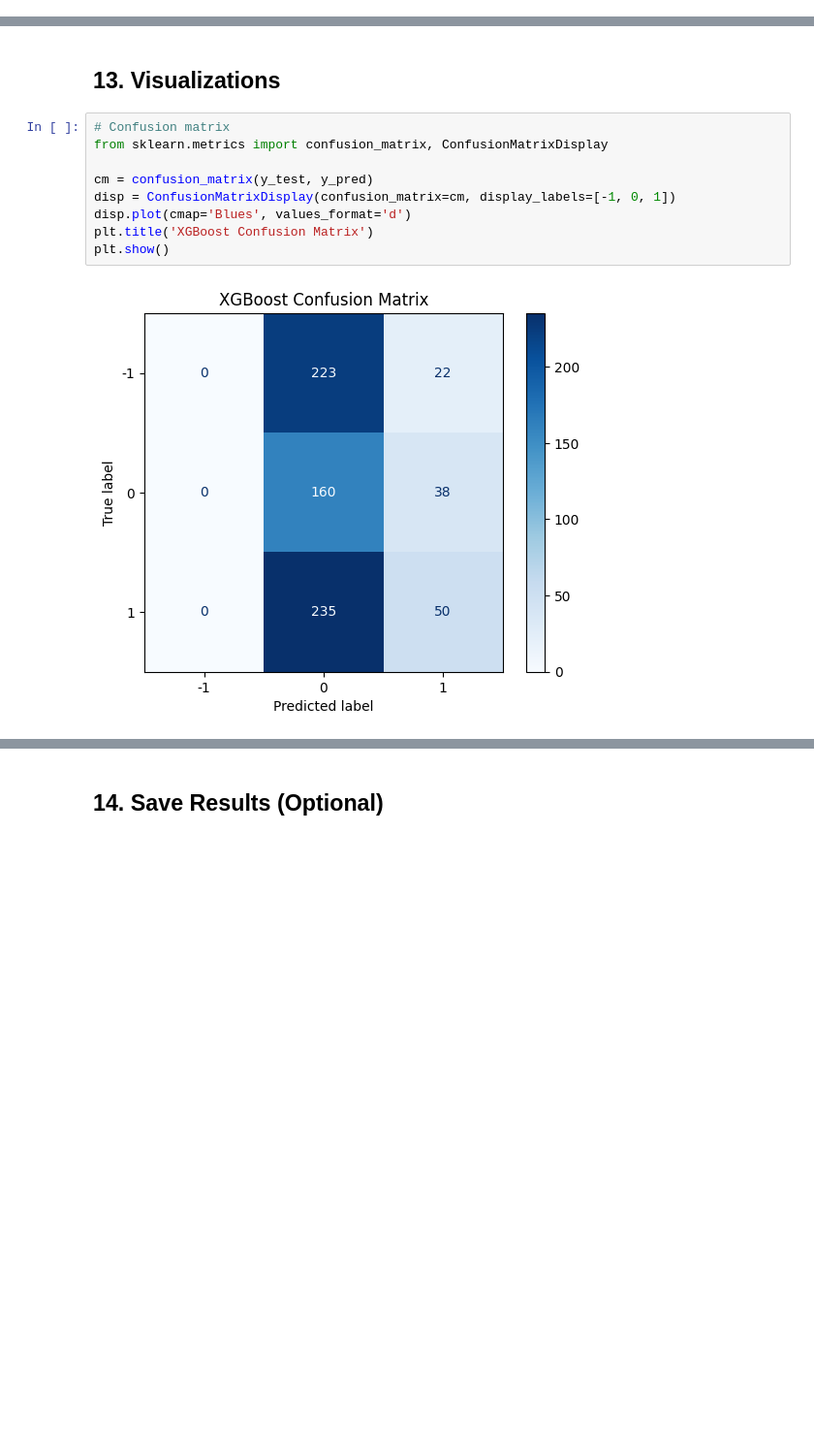
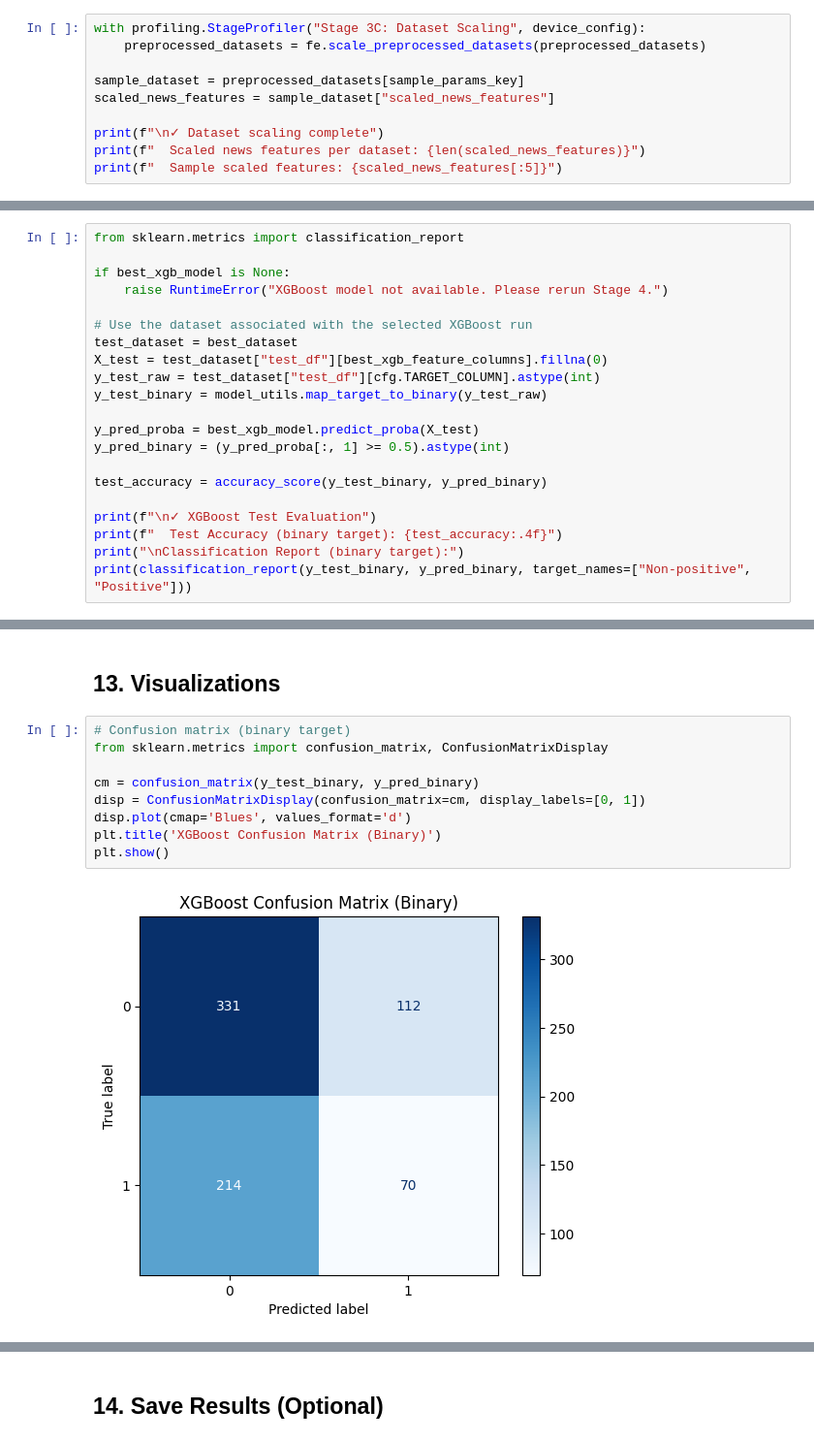
Before and after one commit to TheDeGen/ZHAW_Research_Project, a Jupyter notebook: final_methodology_refactored/notebooks/pipeline_execution.ipynb, the cells around one changed output, grey strips where cells are left out. Shown at 97% size. Drawn from its saved outputs; the diff is of its cells as text; blank space fills up the shorter version.

```diff
--- a/final_methodology_refactored/notebooks/pipeline_execution.ipynb
+++ b/final_methodology_refactored/notebooks/pipeline_execution.ipynb
@@ -364,0 +311,10 @@ print(f"  Test:  {len(test_df)} samples ({len(test_df)/n_samples*100:.1f}%)")
+# %%
+with profiling.StageProfiler("Stage 3C: Dataset Scaling", device_config):
+    preprocessed_datasets = fe.scale_preprocessed_datasets(preprocessed_datasets)
+
+sample_dataset = preprocessed_datasets[sample_params_key]
+scaled_news_features = sample_dataset["scaled_news_features"]
+
+print(f"\n✓ Dataset scaling complete")
+print(f"  Scaled news features per dataset: {len(scaled_news_features)}")
+print(f"  Sample scaled features: {scaled_news_features[:5]}")
@@ -487,0 +605,21 @@ weighted avg       0.25      0.29      0.21       728
+# %%
+from sklearn.metrics import classification_report
+
+if best_xgb_model is None:
+    raise RuntimeError("XGBoost model not available. Please rerun Stage 4.")
+
+# Use the dataset associated with the selected XGBoost run
+test_dataset = best_dataset
+X_test = test_dataset["test_df"][best_xgb_feature_columns].fillna(0)
+y_test_raw = test_dataset["test_df"][cfg.TARGET_COLUMN].astype(int)
+y_test_binary = model_utils.map_target_to_binary(y_test_raw)
+
+y_pred_proba = best_xgb_model.predict_proba(X_test)
+y_pred_binary = (y_pred_proba[:, 1] >= 0.5).astype(int)
+
+test_accuracy = accuracy_score(y_test_binary, y_pred_binary)
+
+print(f"\n✓ XGBoost Test Evaluation")
+print(f"  Test Accuracy (binary target): {test_accuracy:.4f}")
+print("\nClassification Report (binary target):")
+print(classification_report(y_test_binary, y_pred_binary, target_names=["Non-positive", "Positive"]))
@@ -488,16 +639,16 @@ weighted avg       0.25      0.29      0.21       728
 # %% [markdown]
 ## 13. Visualizations
 # %%
-# Confusion matrix
+# Confusion matrix (binary target)
 from sklearn.metrics import confusion_matrix, ConfusionMatrixDisplay
 
-cm = confusion_matrix(y_test, y_pred)
-disp = ConfusionMatrixDisplay(confusion_matrix=cm, display_labels=[-1, 0, 1])
+cm = confusion_matrix(y_test_binary, y_pred_binary)
+disp = ConfusionMatrixDisplay(confusion_matrix=cm, display_labels=[0, 1])
 disp.plot(cmap='Blues', values_format='d')
-plt.title('XGBoost Confusion Matrix')
+plt.title('XGBoost Confusion Matrix (Binary)')
 plt.show()
 # %% [output]
-[figure, old version]
+[figure, new version]
 # %%
 # Feature importance
 importance_df = visualization.plot_feature_importance(
```
Also changed, not shown: parts of 36 cells of this notebook, 4 other files.
